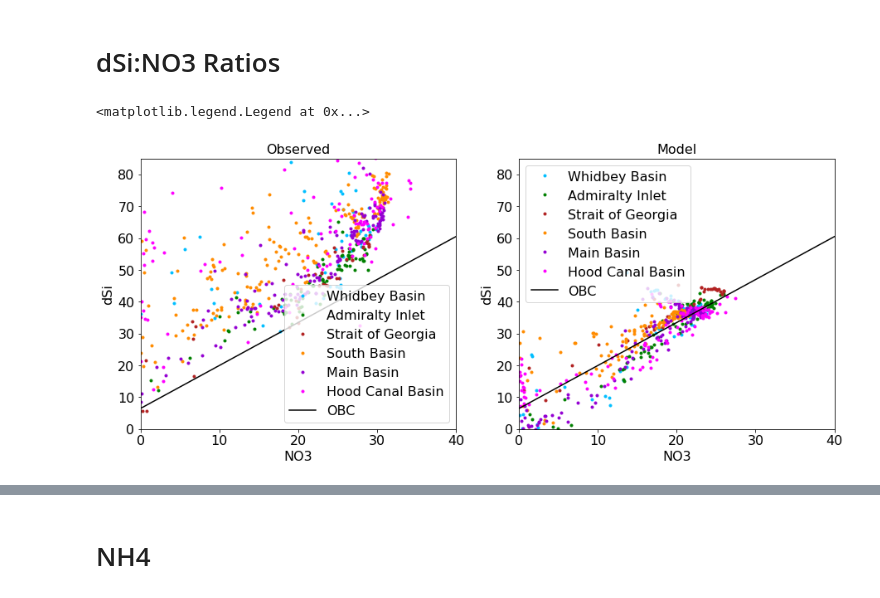
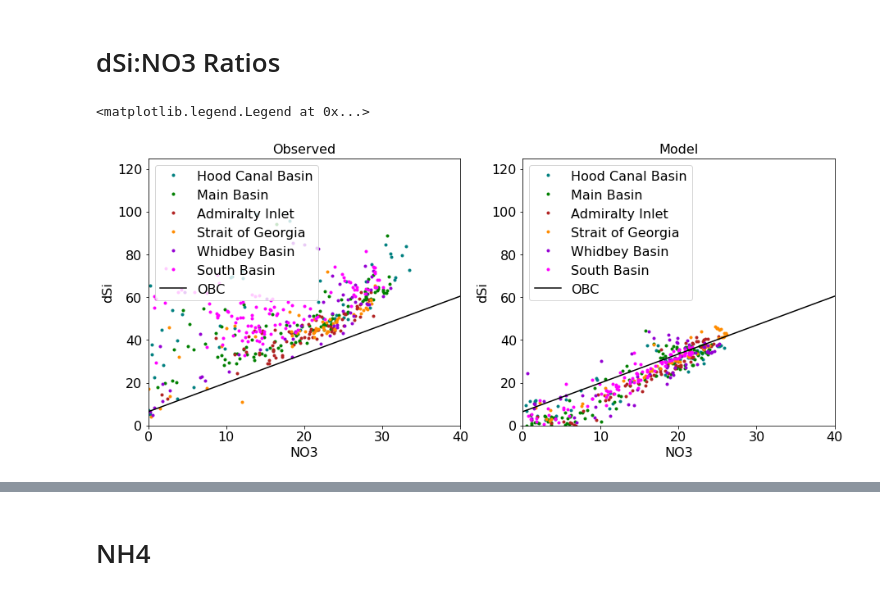
Before and after one commit to SalishSeaCast/analysis-keegan, a Jupyter notebook: notebooks/Examples/Puget_WADE_Example_2009.ipynb, the cells around one changed output, grey strips where cells are left out. Drawn from its saved outputs; the diff is of its cells as text; code cells hidden in the pictures.

```diff
--- a/notebooks/Examples/Puget_WADE_Example_2009.ipynb
+++ b/notebooks/Examples/Puget_WADE_Example_2009.ipynb
@@ -51,7 +51,7 @@ $( document ).ready(code_toggle);
 
 <form action="javascript:code_toggle()"><input type="submit" value="Click here to toggle on/off the raw code."></form>''')
 # %%
-year=2011
+year=2009
 PATH= '/results2/SalishSea/nowcast-green.201905/'
 datadir='/ocean/eolson/MEOPAR/obs/WADE/ptools_data/ecology'
 # %%
@@ -162,0 +183,3 @@ Name: NO23, dtype: int64
+# %%
+df1['SA']=[interpCTDvar(sta,yr,yd,ztarget,'SA') for sta, yr, yd, ztarget \
+           in zip(df1['Station'],df1['Year'],df1['YD'],df1['Z'])]
@@ -162,0 +191,3 @@ Name: NO23, dtype: int64
+# %%
+df1['CT']=[interpCTDvar(sta,yr,yd,ztarget,'CT') for sta, yr, yd, ztarget \
+           in zip(df1['Station'],df1['Year'],df1['YD'],df1['Z'])]
@@ -209,23 +239,23 @@ with nc.Dataset('/data/eolson/results/MEOPAR/NEMO-forcing-new/grid/bathymetry_20
     bathyZ=np.copy(bathy.variables['Bathymetry'][:,:])
 # %%
 fig, ax = plt.subplots(1,1,figsize = (6,6))
-with nc.Dataset('/data/vdo/MEOPAR/NEMO-forcing/grid/bathymetry_201702.nc') as grid: #you will get data from somewhere else.
-    viz_tools.plot_coastline(ax, grid, coords = 'map',isobath=.1)# cannot set isobath to zero. I wonder what happens when set to grid.
-colors=('deepskyblue','green','firebrick','darkorange','darkviolet','fuchsia',
-        'royalblue','darkgoldenrod','mediumspringgreen','teal')
-datreg=dict()# This whole datreg thing does something I do not quite understand. I think it is just the data by region which is probably what it stands for.
-for ind, iregion in enumerate(data.Basin.unique()): #gives a list of unique values present in column So that each basin has its own color.
+with nc.Dataset('/data/vdo/MEOPAR/NEMO-forcing/grid/bathymetry_201702.nc') as grid:
+    viz_tools.plot_coastline(ax, grid, coords = 'map',isobath=.1)
+colors=('teal','green','firebrick','darkorange','darkviolet','fuchsia',
+        'royalblue','darkgoldenrod','mediumspringgreen','deepskyblue')
+datreg=dict()
+for ind, iregion in enumerate(data.Basin.unique()):
     datreg[iregion] = data.loc[data.Basin==iregion]
     ax.plot(datreg[iregion]['Lon'], datreg[iregion]['Lat'],'.',
             color = colors[ind], label=iregion)
 ax.set_ylim(47, 49)
-ax.legend(bbox_to_anchor=[1,.6,0,0]) #what is going on here???
+ax.legend(bbox_to_anchor=[1,.6,0,0])
 ax.set_xlim(-124, -122);
 ax.set_title('Observation Locations');
 
-iz=(data.Z<15) #What was the point of all of this again?
+iz=(data.Z<15)
 JFM=data.loc[iz&(data.dtUTC<=dt.datetime(year,4,1)),:]
-Apr=data.loc[iz&(data.dtUTC<=dt.datetime(year,5,1))&(data.dtUTC>dt.datetime(year,4,1)),:] #why does april have its own section.
+Apr=data.loc[iz&(data.dtUTC<=dt.datetime(year,5,1))&(data.dtUTC>dt.datetime(year,4,1)),:]
 MJJA=data.loc[iz&(data.dtUTC<=dt.datetime(year,9,1))&(data.dtUTC>dt.datetime(year,5,1)),:]
 SOND=data.loc[iz&(data.dtUTC>dt.datetime(year,9,1)),:]
 # %% [output]
@@ -470,29 +484,29 @@ Text(0.5, 1.0, 'dSi')
 # dSi:NO3 Ratios
 # %%
 fig,ax=plt.subplots(1,2,figsize=(15,6))
-for ind,iregion in enumerate(data.Basin.unique()): # I need more info on enumerate.
-    p1=ax[0].plot(datreg[iregion]['NO23'],datreg[iregion]['Si'],'.', #I guess you cannot use byRegion here.
-                  color=colors[ind],label=iregion) #this for loop takes all of the different basin names and uses that to call the necessary information out of datreg I think ind is something we set up while making the map.
-ax[0].plot(np.arange(0,41),1.35*np.arange(0,41)+6.46,'k-',label='OBC') # This just creates the correlation line needed for these kinds of plots, but what does OBC stand for and where did these numbers come from?
+for ind,iregion in enumerate(data.Basin.unique()):
+    p1=ax[0].plot(datreg[iregion]['NO23'],datreg[iregion]['Si'],'.',
+                  color=colors[ind],label=iregion)
+ax[0].plot(np.arange(0,41),1.35*np.arange(0,41)+6.46,'k-',label='OBC') # OBC stands for open boundary conditions. Largest boundary is the straight of juan de fuca. A lot of the nutrients come through this boundary. She fit a best fit line through the nutrients coming in and this slope is that line.
 ax[0].set_title('Observed')
 ax[0].set_xlabel('NO3')
 ax[0].set_ylabel('dSi')
 ax[0].set_xlim(0,40)
-ax[0].set_ylim(0,85)
+ax[0].set_ylim(0,125)
 ax[0].legend()
 
 for ind,iregion in enumerate(data.Basin.unique()):
-    p=ax[1].plot(datreg[iregion]['mod_nitrate'],datreg[iregion]['mod_silicon'],'.',
+    p=ax[1].plot(datreg[iregion]['mod_nitrate'],datreg[iregion]['mod_silicon'],'.', #This dot is literally just syaing to plot a dot. This tells it what kind of marker to plot. If you put o you get a circle, if you put a - you would get a line.
                   color=colors[ind],label=iregion)
 ax[1].plot(np.arange(0,41),1.35*np.arange(0,41)+6.46,'k-',label='OBC')
 ax[1].set_title('Model')
 ax[1].set_xlabel('NO3')
 ax[1].set_ylabel('dSi')
 ax[1].set_xlim(0,40)
-ax[1].set_ylim(0,85)
+ax[1].set_ylim(0,125)
 ax[1].legend()
 #ax[0].plot(np.arange(0,35),1.3*np.arange(0,35),'k-')
 #ax[1].plot(np.arange(0,35),1.3*np.arange(0,35),'k-')
 # %% [output]
 <matplotlib.legend.Legend at 0x...>
-[figure, old version]
+[figure, new version]
```
Also changed, not shown: parts of 62 cells of this notebook, 5 other files.
